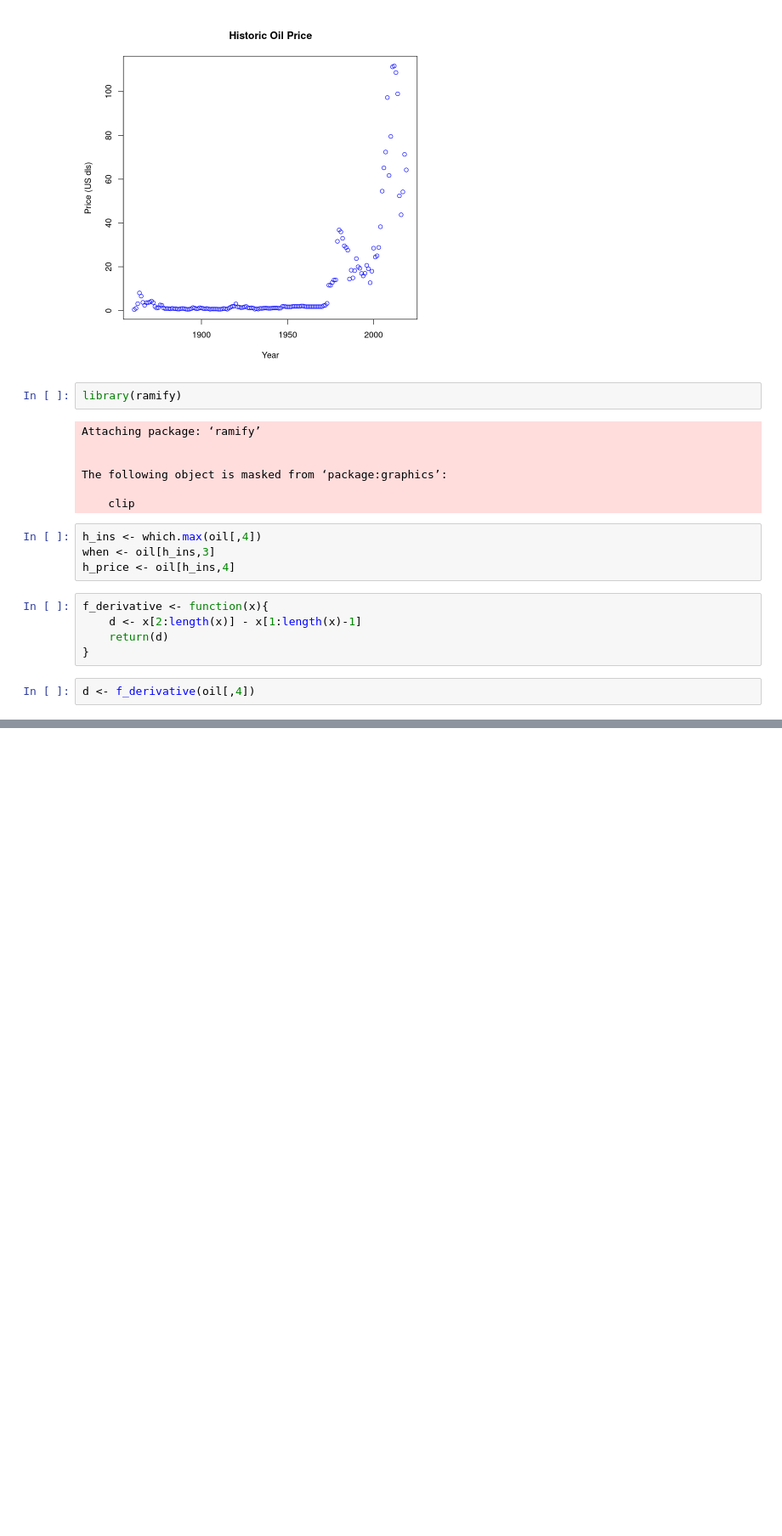
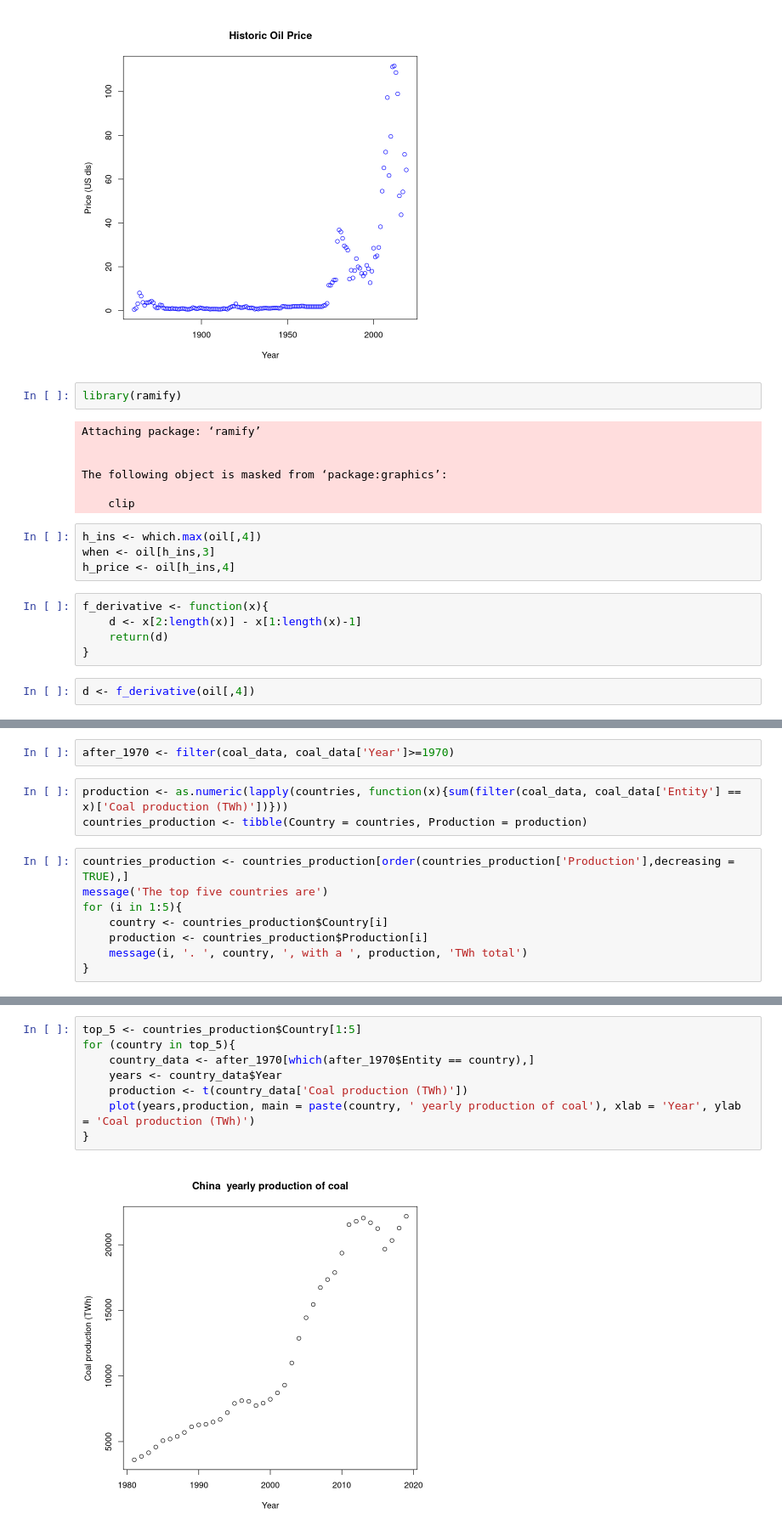
Before and after one commit to eigen-carmona/AdvStats, a Jupyter notebook: lab1/Solutions.ipynb, the cells around one changed output, grey strips where cells are left out. Shown at 85% size. Drawn from its saved outputs; the diff is of its cells as text; blank space fills up the shorter version.

```diff
--- a/lab1/Solutions.ipynb
+++ b/lab1/Solutions.ipynb
@@ -133,0 +214,13 @@ plot(oil[2:length(oil[,3]),3], d)
+# %%
+after_1970 <- filter(coal_data, coal_data['Year']>=1970)
+# %%
+production <- as.numeric(lapply(countries, function(x){sum(filter(coal_data, coal_data['Entity'] == x)['Coal production (TWh)'])}))
+countries_production <- tibble(Country = countries, Production = production)
+# %%
+countries_production <- countries_production[order(countries_production['Production'],decreasing = TRUE),]
+message('The top five countries are')
+for (i in 1:5){
+    country <- countries_production$Country[i]
+    production <- countries_production$Production[i]
+    message(i, '. ', country, ', with a ', production, 'TWh total')
+}
@@ -133,0 +239,10 @@ plot(oil[2:length(oil[,3]),3], d)
+# %%
+top_5 <- countries_production$Country[1:5]
+for (country in top_5){
+    country_data <- after_1970[which(after_1970$Entity == country),]
+    years <- country_data$Year
+    production <- t(country_data['Coal production (TWh)'])
+    plot(years,production, main = paste(country, ' yearly production of coal'), xlab = 'Year', ylab = 'Coal production (TWh)')
+}
+# %% [output]
+[figure, added]
```
Also changed, not shown: parts of 11 cells of this notebook.
